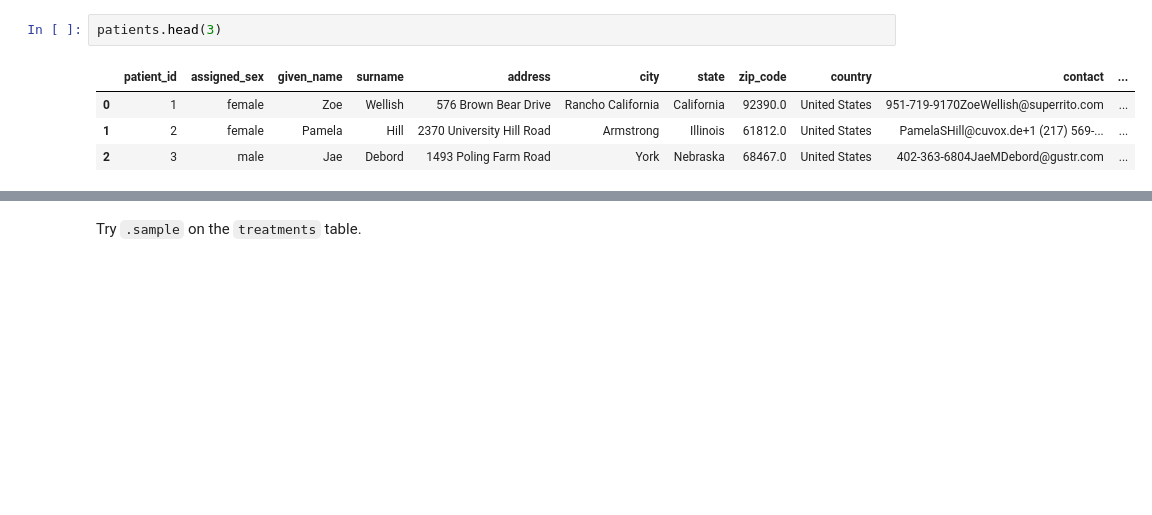
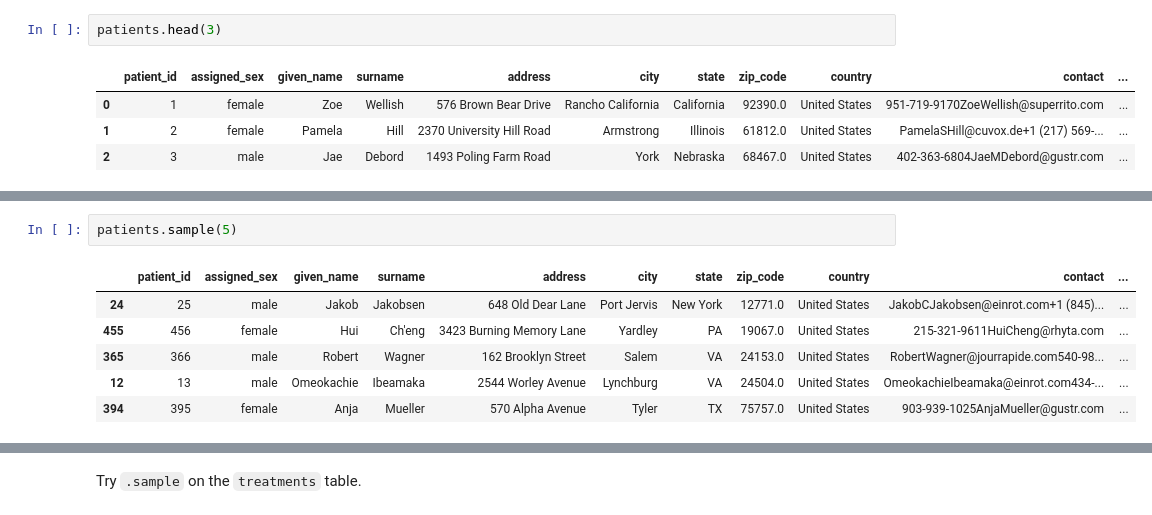
Before and after one commit to suefenali/data_analysis_nanodegree, a Jupyter notebook: assessing_data/auralin_exercise/assessing_programmatically.ipynb, the cells around one changed output, grey strips where cells are left out. Cells and saved outputs as stored; diff of their text form; blank space fills up the shorter version.

```diff
--- a/assessing_data/auralin_exercise/assessing_programmatically.ipynb
+++ b/assessing_data/auralin_exercise/assessing_programmatically.ipynb
@@ -36,0 +71,9 @@ patients.tail(3)
+# %%
+patients.sample(5)
+# %% [output]
+|  | patient_id | assigned_sex | given_name | surname | address | city | state | zip_code | country | contact | ... |
+| 24 | 25 | male | Jakob | Jakobsen | 648 Old Dear Lane | Port Jervis | New York | 12771.0 | United States | JakobCJakobsen@einrot.com+1 (845)... | ... |
+| 455 | 456 | female | Hui | Ch'eng | 3423 Burning Memory Lane | Yardley | PA | 19067.0 | United States | 215-321-9611HuiCheng@rhyta.com | ... |
+| 365 | 366 | male | Robert | Wagner | 162 Brooklyn Street | Salem | VA | 24153.0 | United States | RobertWagner@jourrapide.com540-98... | ... |
+| 12 | 13 | male | Omeokachie | Ibeamaka | 2544 Worley Avenue | Lynchburg | VA | 24504.0 | United States | OmeokachieIbeamaka@einrot.com434-... | ... |
+| 394 | 395 | female | Anja | Mueller | 570 Alpha Avenue | Tyler | TX | 75757.0 | United States | 903-939-1025AnjaMueller@gustr.com | ... |
```
Also changed, not shown: parts of 10 cells of this notebook.
